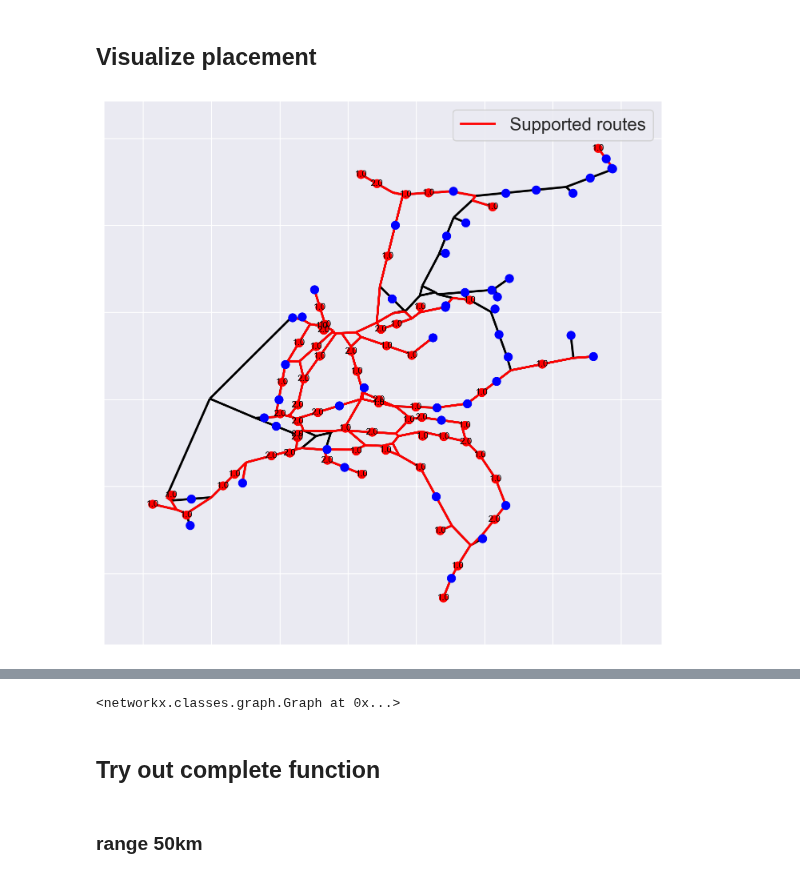
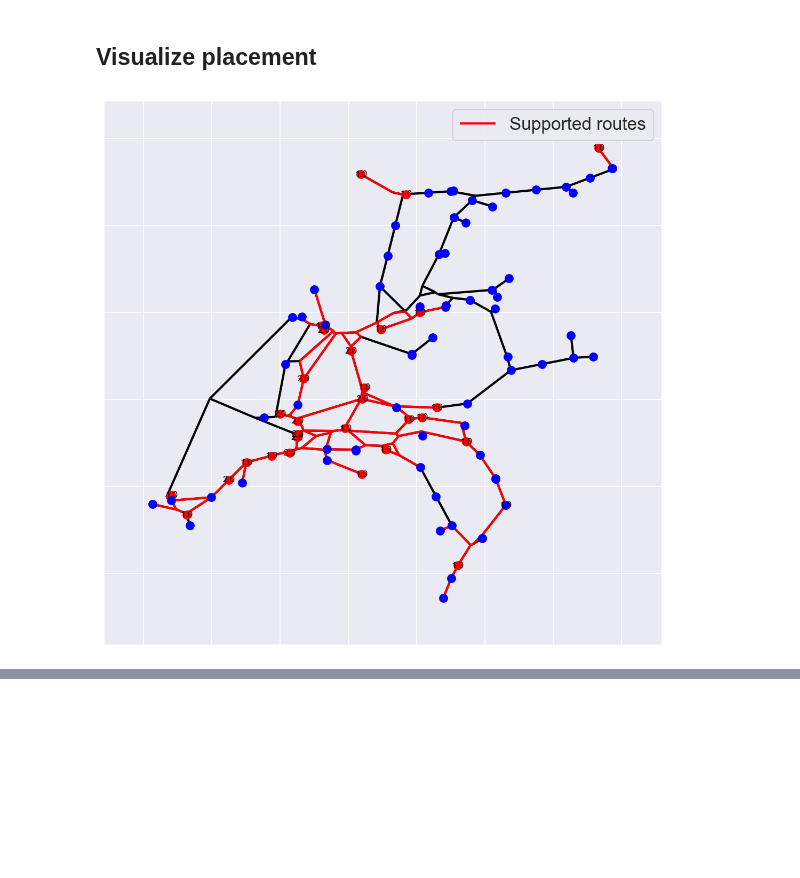
Before and after one commit to fabiandriessen/Thesis, a Jupyter notebook: 5_waterway_network_test.ipynb, the cells around one changed output, grey strips where cells are left out. Saved outputs shown, nothing was run; the diff lists cells and outputs as text; code cells hidden in the pictures; blank space fills up the shorter version.

Commit message:
Extra nodes fixed!

```diff
--- a/5_waterway_network_test.ipynb
+++ b/5_waterway_network_test.ipynb
@@ -117,5 +168,5 @@ flows
 %%time
 G = pickle.load(open('data/network_cleaned_final.p', 'rb'))
 paths = pickle.load(open("data/final_paths.p", "rb"))
-G, paths, inserted_nodes = generate_network(G, paths, 40)
+G, paths, inserted_nodes = generate_network(G, paths, 30)
 # %% [output]
@@ -123,0 +176,2 @@ Wall time: 1.41 s
+# %%
+inserted = determine_additional_nodes(G, df_h, 30)
@@ -124,5 +198,5 @@ Wall time: 1.41 s
 # %%
 %%time
 # range r in meters
-df_b, df_g, df_eq_fq, feasible_combinations = first_stage_frlm(100000, G, OD=flows, paths=paths, path_lengths=path_lengths, df_h=df_h, additional_nodes=inserted_nodes)
+df_b, df_g, df_eq_fq, feasible_combinations = first_stage_frlm(100000, G, OD=flows, paths=paths, path_lengths=path_lengths, df_h=df_h, additional_nodes=inserted)
 # %% [output]
@@ -176,7 +270,6 @@ df_abm
 # %% [markdown]
 ## Visualize placement
 # %%
-%%time
-visualize_placement(G, flows, optimal_facilities, non_zero_flows, df_h, paths, unused=True)
+visualize_placement(G,flows, optimal_facilities, non_zero_flows, df_h, paths, True)
 # %% [output]
-[figure, old version]
+[figure, new version]
@@ -185,5 +276,0 @@ Wall time: 411 ms
-<networkx.classes.graph.Graph at 0x...>
-# %% [markdown]
-## Try out complete function
-# %% [markdown]
-### range 50km
```
Also changed, not shown: parts of 31 cells of this notebook, 21 other files.
